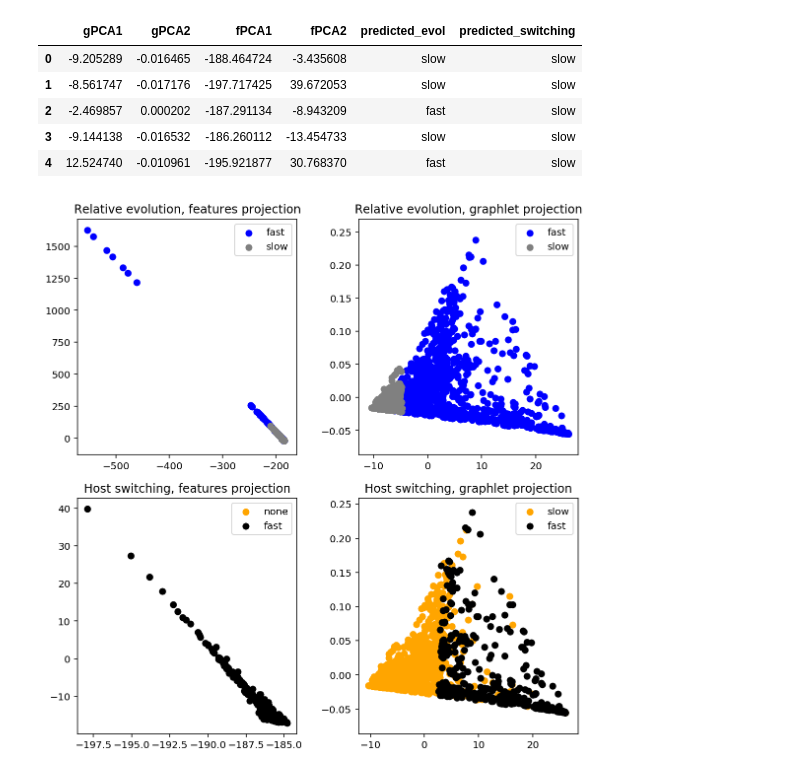
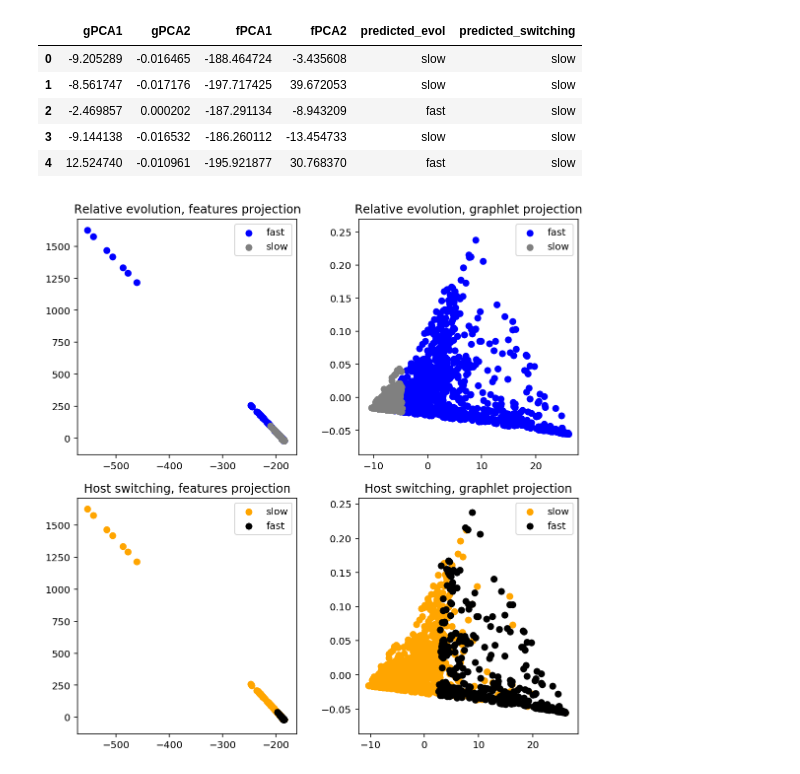
Before and after one commit to ryneches/ManyTrees, a Jupyter notebook: ManyTrees.ipynb, the cells around one changed output. Cells and saved outputs as stored; diff of their text form; code cells hidden in the pictures.

Commit message:
fixed labeling in last figure

```diff
--- a/ManyTrees.ipynb
+++ b/ManyTrees.ipynb
@@ -1330,32 +1330,32 @@ figure(figsize=(8,8))
 subplot(2,2,1)
 title( 'Relative evolution, features projection')
 for evo,c in ( ('fast','blue'),('slow','gray') ) :
     temp_df = fishpoo_predictions[ fishpoo_predictions.predicted_evol == evo ]
     scatter( temp_df['fPCA1'], temp_df['fPCA2'], color=c, label=evo )
 legend()
 
 subplot(2,2,2)
 title( 'Relative evolution, graphlet projection')
 for evo,c in ( ('fast','blue'),('slow','gray') ) :
     temp_df = fishpoo_predictions[ fishpoo_predictions.predicted_evol == evo ]
     scatter( temp_df['gPCA1'], temp_df['gPCA2'], color=c, label=evo )
 legend()
 
 subplot(2,2,3)
 title( 'Host switching, features projection')
-for switching,c in ( ('none','orange'),('fast','black') ) :
+for switching,c in ( ('slow','orange'),('fast','black') ) :
     temp_df = fishpoo_predictions[ fishpoo_predictions.predicted_switching == switching ]
     scatter( temp_df['fPCA1'], temp_df['fPCA2'], color=c, label=switching )
 legend()
 
 subplot(2,2,4)
 title( 'Host switching, graphlet projection')
 for switching,c in ( ('slow','orange'),('fast','black') ) :
     temp_df = fishpoo_predictions[ fishpoo_predictions.predicted_switching == switching ]
     scatter( temp_df['gPCA1'], temp_df['gPCA2'], color=c, label=switching )
 legend()
 
 tight_layout()
 savefig( 'fishpoo_predictions.pdf' )
 # %% [output]
-[figure, old version]
+[figure, new version]
```
